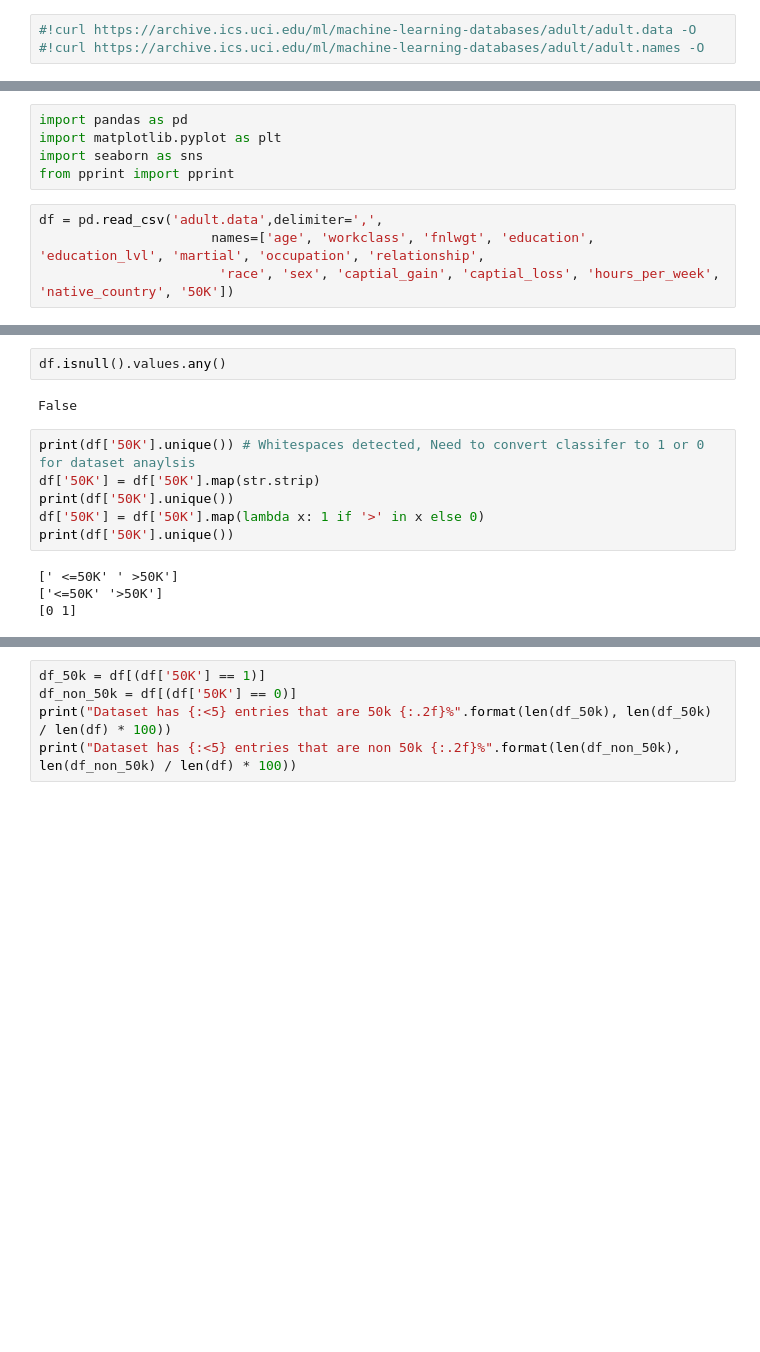
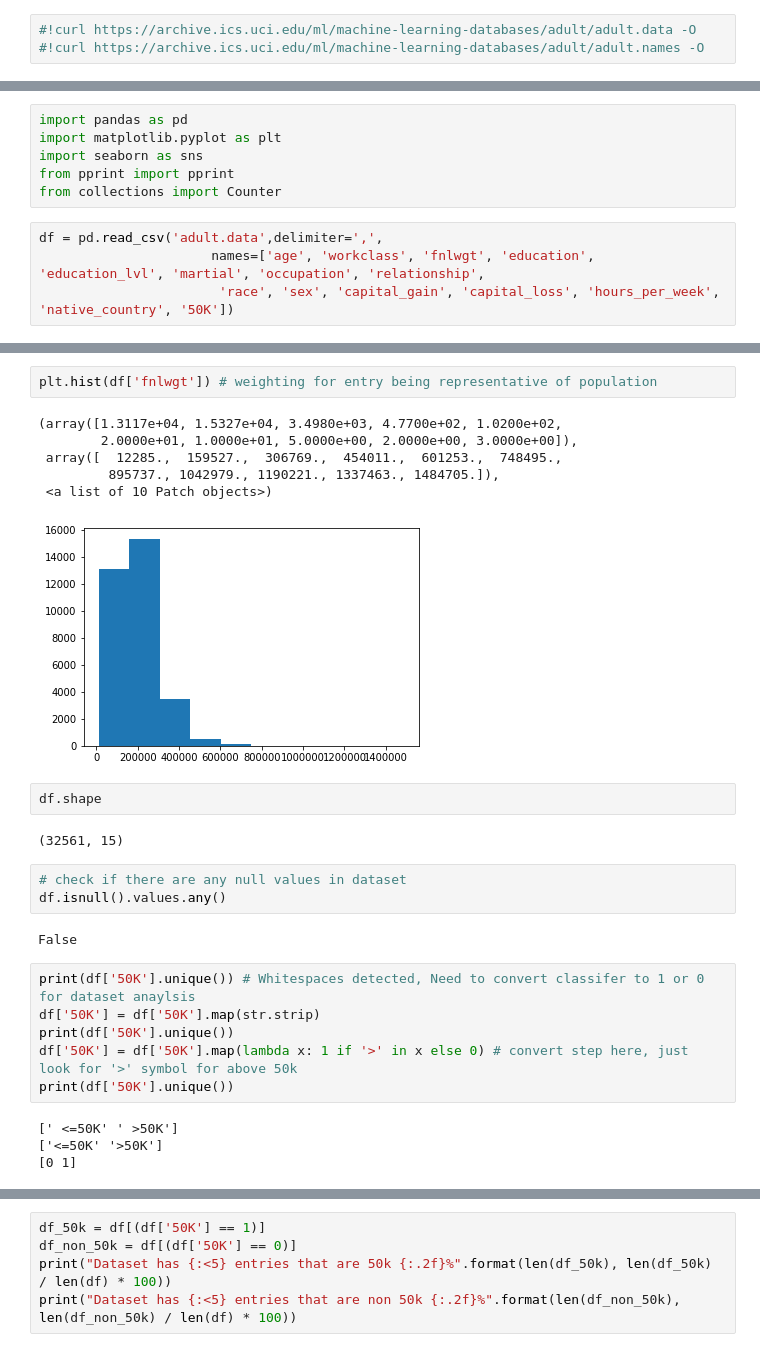
Before and after one commit to PathToLife/MSA-2019, a Jupyter notebook: USA Income Predict.ipynb, the cells around one changed output, grey strips where cells are left out. Cells and saved outputs as stored; diff of their text form; blank space fills up the shorter version.

```diff
--- a/USA Income Predict.ipynb
+++ b/USA Income Predict.ipynb
@@ -10,10 +28,11 @@ import pandas as pd
 import matplotlib.pyplot as plt
 import seaborn as sns
 from pprint import pprint
+from collections import Counter
 # %%
 df = pd.read_csv('adult.data',delimiter=',',
                       names=['age', 'workclass', 'fnlwgt', 'education', 'education_lvl', 'martial', 'occupation', 'relationship',
-                       'race', 'sex', 'captial_gain', 'captial_loss', 'hours_per_week', 'native_country', '50K'])
+                       'race', 'sex', 'capital_gain', 'capital_loss', 'hours_per_week', 'native_country', '50K'])
 # %%
 df.head()
 # %% [output]
@@ -23,15 +42,29 @@ df.head()
 | 2 | 38 | Private | 215646 | HS-grad | 9 | Divorced | Handlers-cleaners | Not-in-family | White | ... |
 | 3 | 53 | Private | 234721 | 11th | 7 | Married-civ-spouse | Handlers-cleaners | Husband | Black | ... |
 | 4 | 28 | Private | 338409 | Bachelors | 13 | Married-civ-spouse | Prof-specialty | Wife | Black | ... |
-# %%
-df.isnull().values.any()
-# %% [output]
-False
+# %%
+plt.hist(df['fnlwgt']) # weighting for entry being representative of population
+# %% [output]
+(array([1.3117e+04, 1.5327e+04, 3.4980e+03, 4.7700e+02, 1.0200e+02,
+        2.0000e+01, 1.0000e+01, 5.0000e+00, 2.0000e+00, 3.0000e+00]),
+ array([  12285.,  159527.,  306769.,  454011.,  601253.,  748495.,
+         895737., 1042979., 1190221., 1337463., 1484705.]),
+ <a list of 10 Patch objects>)
+[figure, added]
+# %%
+df.shape
+# %% [output]
+(32561, 15)
+# %%
+# check if there are any null values in dataset
+df.isnull().values.any()
+# %% [output]
+False
 # %%
 print(df['50K'].unique()) # Whitespaces detected, Need to convert classifer to 1 or 0 for dataset anaylsis
 df['50K'] = df['50K'].map(str.strip)
 print(df['50K'].unique())
-df['50K'] = df['50K'].map(lambda x: 1 if '>' in x else 0)
+df['50K'] = df['50K'].map(lambda x: 1 if '>' in x else 0) # convert step here, just look for '>' symbol for above 50k
 print(df['50K'].unique())
 # %% [output]
 [' <=50K' ' >50K']
```
Also changed, not shown: parts of 53 cells of this notebook.
